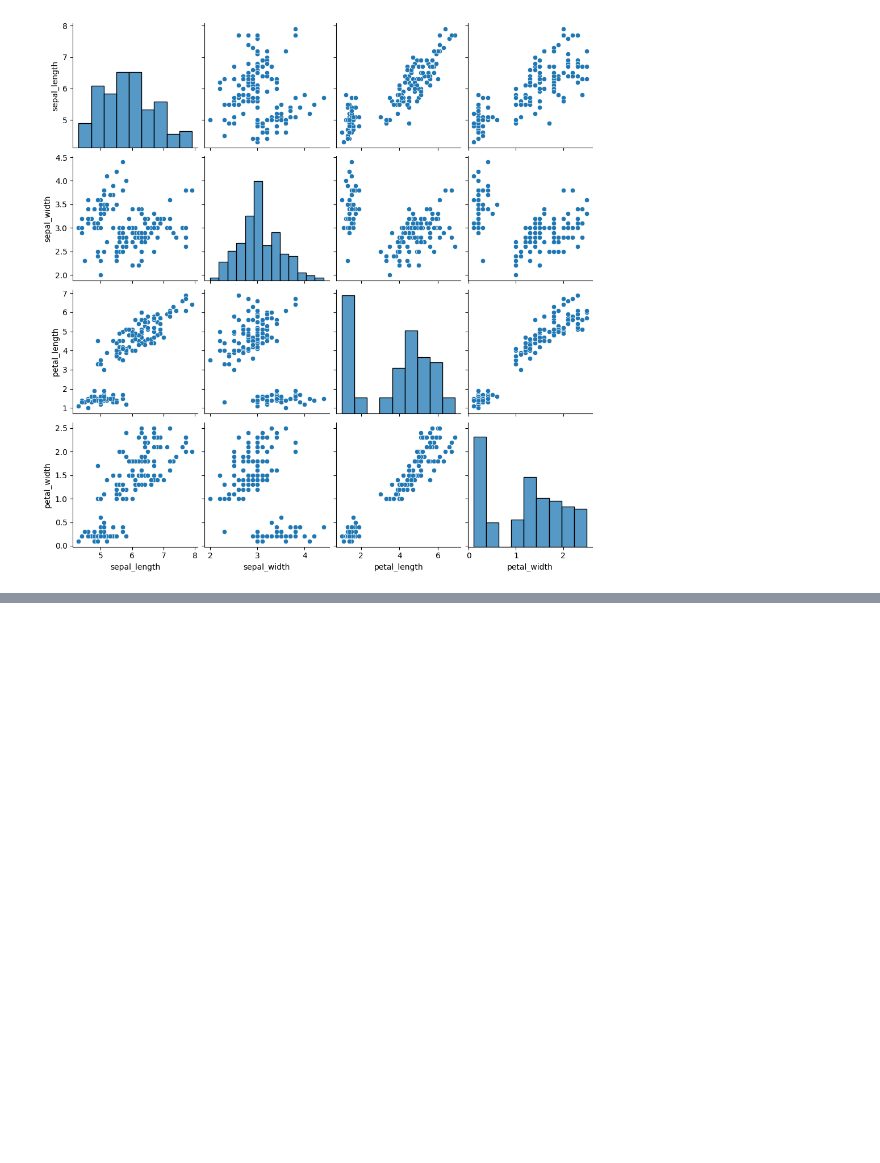
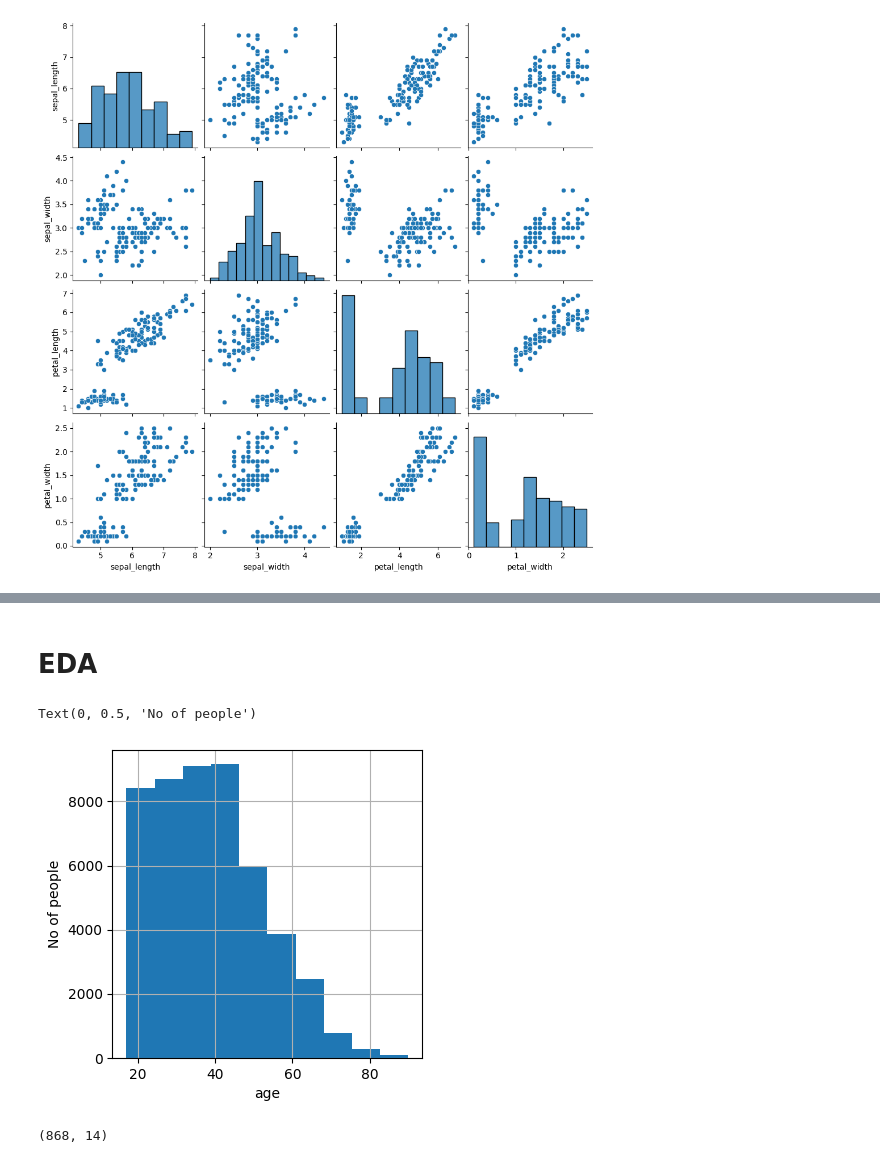
Before and after one commit to Gajendra9444/Data-Science, a Jupyter notebook: stat_data.ipynb, the cells around one changed output, grey strips where cells are left out. Drawn from its saved outputs; the diff is of its cells as text; code cells hidden in the pictures; blank space fills up the shorter version.

```diff
--- a/stat_data.ipynb
+++ b/stat_data.ipynb
@@ -175,0 +243,3 @@ sns.pairplot(df)
+# %%
+data = pd.read_csv("adult.csv")
+data.head()
@@ -175,0 +331,3 @@ sns.pairplot(df)
+# %%
+data['income'] = data['income'].map({'<=50K': 0, '>50K': 1, '<=50K.': 0, '>50K.': 1})
+data.head()
@@ -175,0 +362,13 @@ sns.pairplot(df)
+# %% [markdown]
+# EDA
+# %%
+data['age'].hist(figsize=(4,4))
+plt.xlabel('age')
+plt.ylabel('No of people')
+# %% [output]
+Text(0, 0.5, 'No of people')
+[figure, added]
+# %%
+data[data['age']>70].shape
+# %% [output]
+(868, 14)
```
Also changed, not shown: parts of 45 cells of this notebook, 2 other files.
